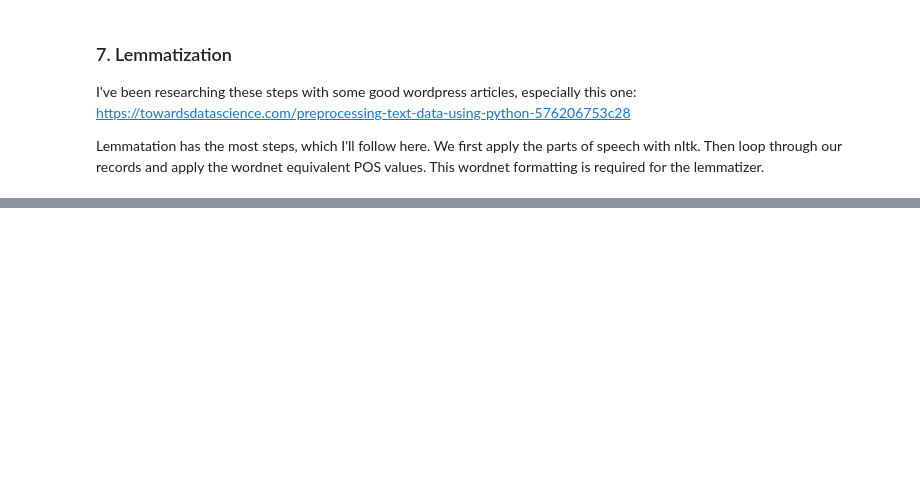
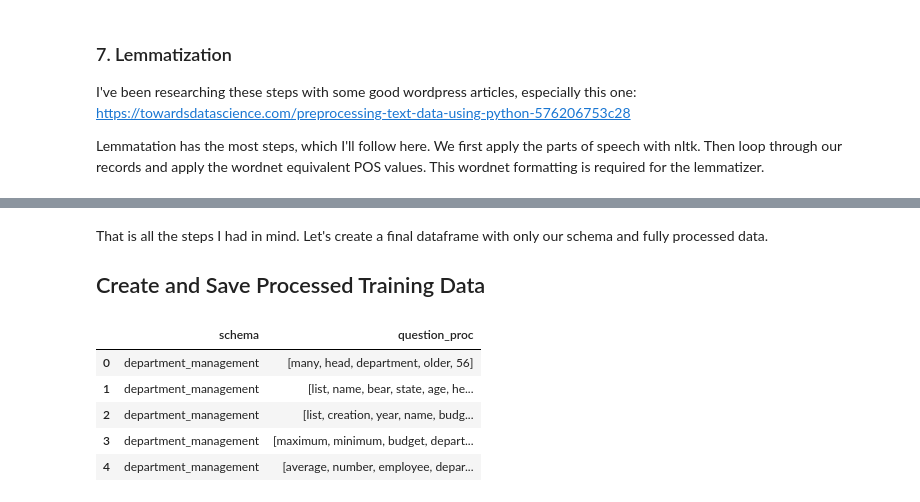
Before and after one commit to BrettlyCD/text-to-sql, a Jupyter notebook: notebooks/2.0_processing_text.ipynb, the cells around one changed output, grey strips where cells are left out. Drawn from its saved outputs; the diff is of its cells as text; code cells hidden in the pictures; blank space fills up the shorter version.

```diff
--- a/notebooks/2.0_processing_text.ipynb
+++ b/notebooks/2.0_processing_text.ipynb
@@ -243,3 +243,18 @@ training_data.head()
 | 2 | department_management | List the creation year, name and ... | list the creation year, name and ... | list the creation year, name and ... | list the creation year name and b... | [list, the, creation, year, ,, na... | [list, the, creation, year, name,... | [list, creation, year, name, budg... | ... |
 | 3 | department_management | What are the maximum and minimum ... | what are the maximum and minimum ... | what are the maximum and minimum ... | what are the maximum and minimum ... | [what, are, the, maximum, and, mi... | [what, are, the, maximum, and, mi... | [maximum, minimum, budget, depart... | ... |
 | 4 | department_management | What is the average number of emp... | what is the average number of emp... | what is the average number of emp... | what is the average number of emp... | [what, is, the, average, number, ... | [what, is, the, average, number, ... | [average, number, employees, depa... | ... |
+# %% [markdown]
+That is all the steps I had in mind. Let's create a final dataframe with only our schema and fully processed data.
+
+## Create and Save Processed Training Data
+# %%
+training_proc = training_data[['schema','lemmatized']].rename(columns={'lemmatized': 'question_proc'})
+
+training_proc.head()
+# %% [output]
+|  | schema | question_proc |
+| 0 | department_management | [many, head, department, older, 56] |
+| 1 | department_management | [list, name, bear, state, age, he... |
+| 2 | department_management | [list, creation, year, name, budg... |
+| 3 | department_management | [maximum, minimum, budget, depart... |
+| 4 | department_management | [average, number, employee, depar... |
```
Also changed, not shown: parts of 1 cell of this notebook.
